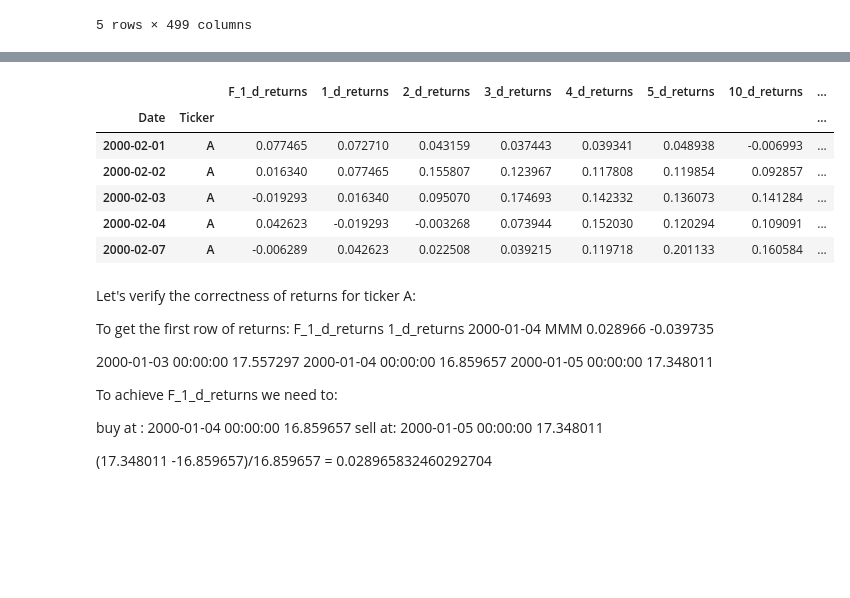
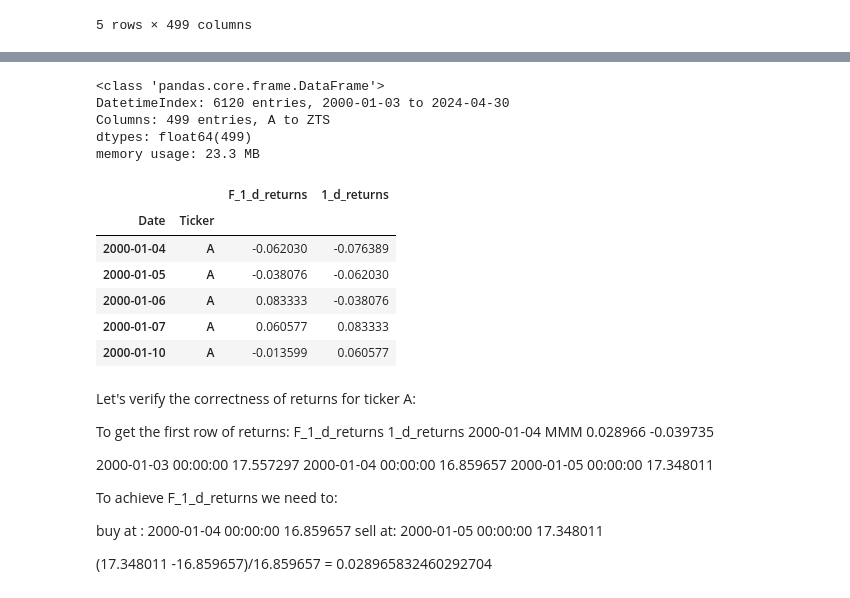
Before and after one commit to udacity/building-a-workflow-for-aI, a Jupyter notebook: l3-supervised-learning-regression/Exercise3.ipynb, the cells around one changed output, grey strips where cells are left out. Saved outputs shown, nothing was run; the diff lists cells and outputs as text; code cells hidden in the pictures; blank space fills up the shorter version.

```diff
--- a/l3-supervised-learning-regression/Exercise3.ipynb
+++ b/l3-supervised-learning-regression/Exercise3.ipynb
@@ -94,3 +116,12 @@ historical_prices.head()
+# %%
+# Use the pandas info function to verify the data types of the dataframe column
+historical_prices.info()
+# %% [output]
+<class 'pandas.core.frame.DataFrame'>
+DatetimeIndex: 6120 entries, 2000-01-03 to 2024-04-30
+Columns: 499 entries, A to ZTS
+dtypes: float64(499)
+memory usage: 23.3 MB
 # %%
 def computingReturns(close_prices,list_of_momentums):
     forecast=1
@@ -119,18 +150,18 @@ def computingReturns(close_prices,list_of_momentums):
     return total_returns
 # %%
 #We can choose how many momentums and which ones we want to create
-list_of_momentums = [1,2,3,4,5,10,15,20] # [1,2,3,4,5,10].
+list_of_momentums = [1,] # [1,2,3,4,5,10].
 #list_of_momentums = []
 total_data = computingReturns(historical_prices, list_of_momentums)
 total_data.head()
 # %% [output]
-|  |  | F_1_d_returns | 1_d_returns | 2_d_returns | 3_d_returns | 4_d_returns | 5_d_returns | 10_d_returns | ... |
-| Date | Ticker |  |  |  |  |  |  |  | ... |
-| 2000-02-01 | A | 0.077465 | 0.072710 | 0.043159 | 0.037443 | 0.039341 | 0.048938 | -0.006993 | ... |
-| 2000-02-02 | A | 0.016340 | 0.077465 | 0.155807 | 0.123967 | 0.117808 | 0.119854 | 0.092857 | ... |
-| 2000-02-03 | A | -0.019293 | 0.016340 | 0.095070 | 0.174693 | 0.142332 | 0.136073 | 0.141284 | ... |
-| 2000-02-04 | A | 0.042623 | -0.019293 | -0.003268 | 0.073944 | 0.152030 | 0.120294 | 0.109091 | ... |
-| 2000-02-07 | A | -0.006289 | 0.042623 | 0.022508 | 0.039215 | 0.119718 | 0.201133 | 0.160584 | ... |
+|  |  | F_1_d_returns | 1_d_returns |
+| Date | Ticker |  |  |
+| 2000-01-04 | A | -0.062030 | -0.076389 |
+| 2000-01-05 | A | -0.038076 | -0.062030 |
+| 2000-01-06 | A | 0.083333 | -0.038076 |
+| 2000-01-07 | A | 0.060577 | 0.083333 |
+| 2000-01-10 | A | -0.013599 | 0.060577 |
 # %% [markdown]
 Let's verify the correctness of returns for ticker A:
 
```
Also changed, not shown: parts of 25 cells of this notebook.
